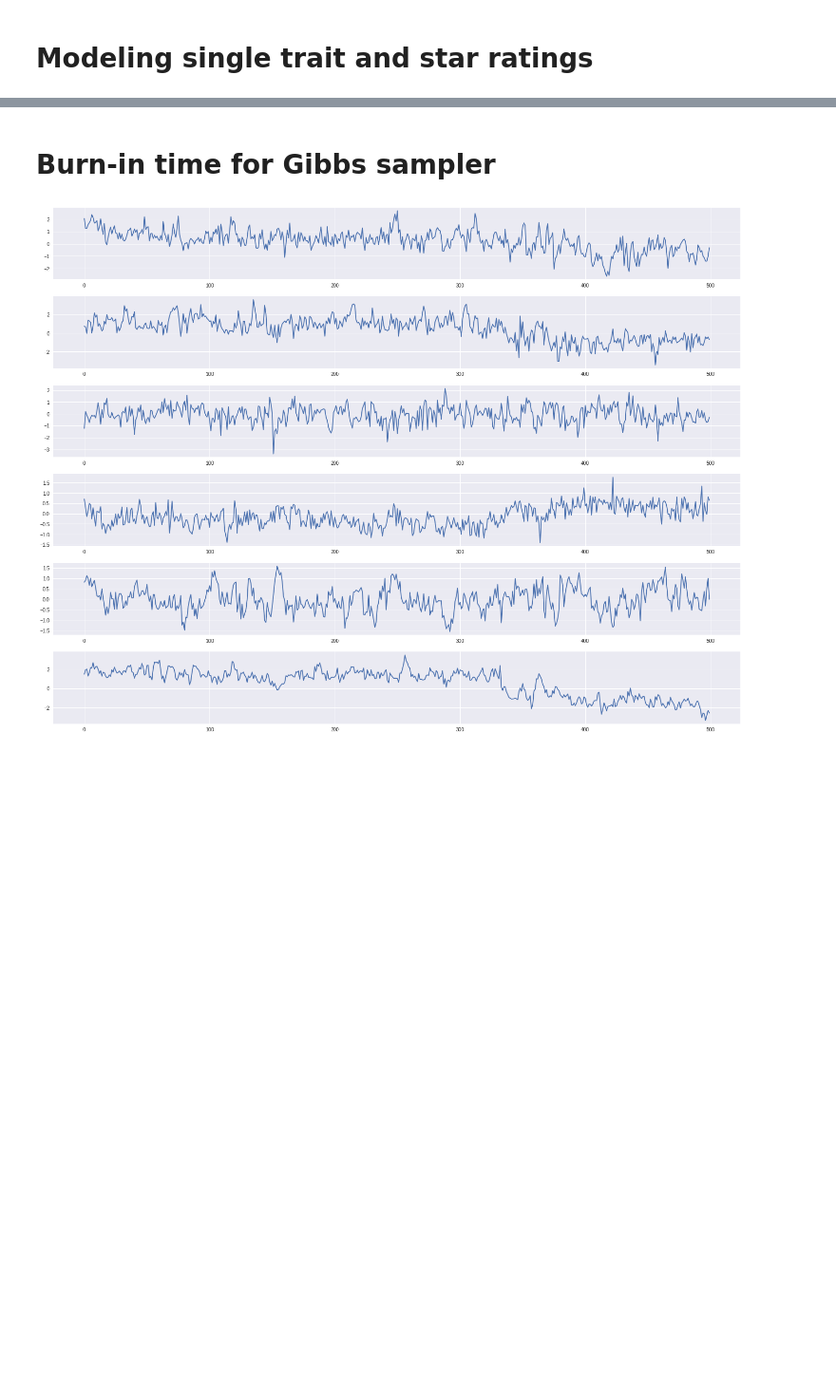
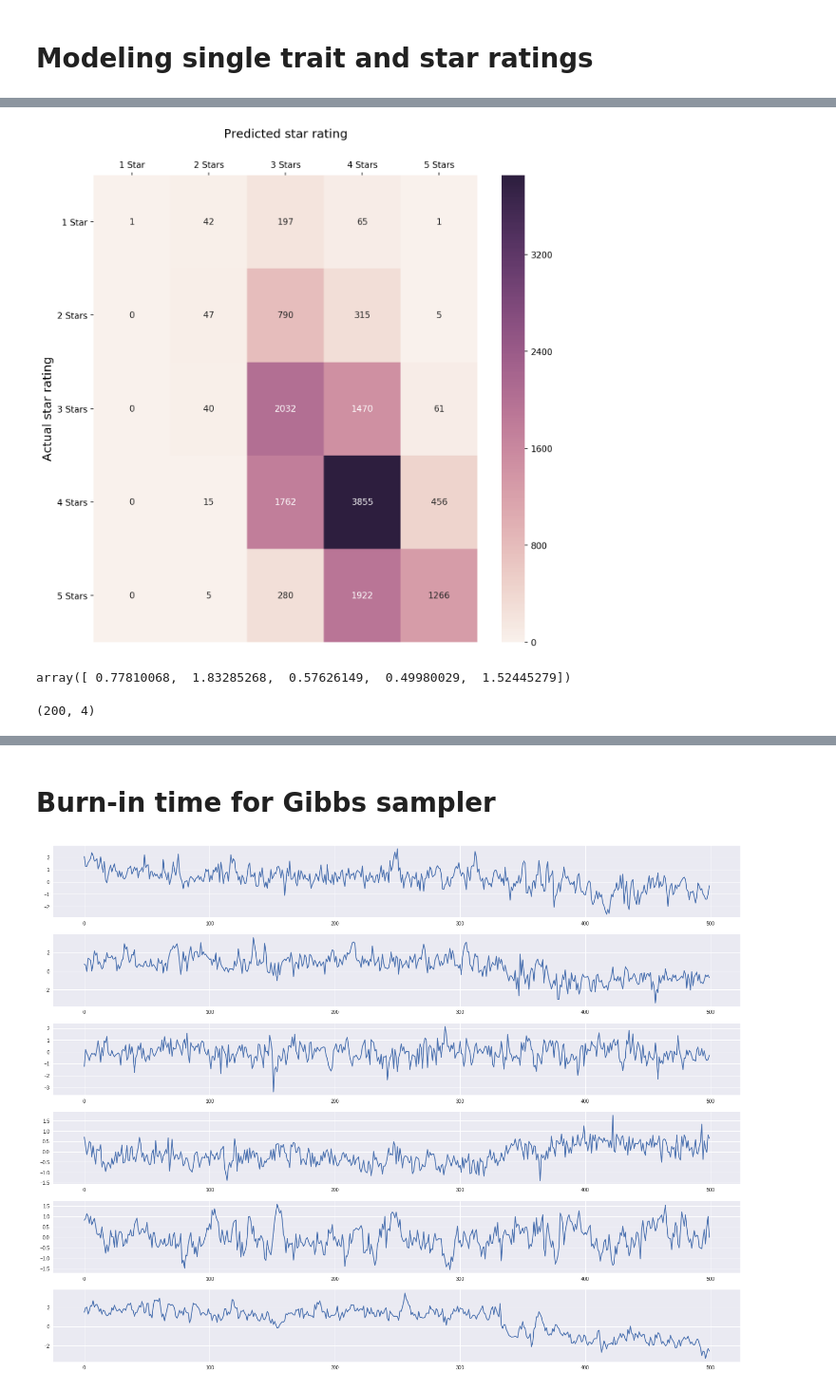
Before and after one commit to ioanab95/Colaborative-Filtering, a Jupyter notebook: collaborative_filtering.ipynb, the cells around one changed output, grey strips where cells are left out. Shown at 95% size. Saved outputs shown, nothing was run; the diff lists cells and outputs as text; code cells hidden in the pictures; blank space fills up the shorter version.

```diff
--- a/collaborative_filtering.ipynb
+++ b/collaborative_filtering.ipynb
@@ -552,0 +721,50 @@ NameError: name 'star_threshold_samples' is not defined
+# %%
+import pandas as pd
+import seaborn as sn
+import numpy as np
+import matplotlib.pyplot as plt
+
+sn.reset_orig()
+
+def plot_confussion_matrix_as_heatmap(confussion_matrix):
+
+    confussion_matrix = np.array(confussion_matrix)
+    new_confussion_matrix = confussion_matrix
+
+    labels = ['1 Star', '2 Stars', '3 Stars', '4 Stars', '5 Stars']
+
+    df_cm = pd.DataFrame(confussion_matrix, index=[i for i in labels], columns=[i for i in labels])
+    #df_cm = df_cm.drop(['1 Star'])
+    #df_cm = df_cm.drop(['1 Star'], axis=1)
+
+    fig, ax = plt.subplots(figsize=(10, 10), dpi=150)
+    sn.heatmap(df_cm, annot=True, ax=ax, cbar=True, fmt="d")
+
+    ax.xaxis.set_ticks_position('top')
+    #plt.xticks(rotation=30)
+    plt.yticks(rotation=0)
+    #plt.title(plt_title, size=18, y=-0.08)
+
+    plt.xlabel('Predicted star rating', size=14)
+    #ax.xaxis.set_label_position('top')
+    ax.xaxis.set_label_coords(0.5, 1.1)
+    plt.ylabel('Actual star rating', size=14)
+
+    plt.savefig('stars_confussion_matrix.pdf')
+    plt.show()
+
+
+plot_confussion_matrix_as_heatmap(confusion_matrix.astype(int))
+# %% [output]
+[figure, added]
+# %%
+mean_preferences = np.mean(user_preferences_samples[:, users], axis=0)
+std_preferences = np.std(user_preferences_samples[:, users], axis=0)
+
+mean_preferences
+# %% [output]
+array([ 0.77810068,  1.83285268,  0.57626149,  0.49980029,  1.52445279])
+# %%
+user_preferences_samples[:,users].shape
+# %% [output]
+(200, 4)
```
Also changed, not shown: parts of 25 cells of this notebook.
